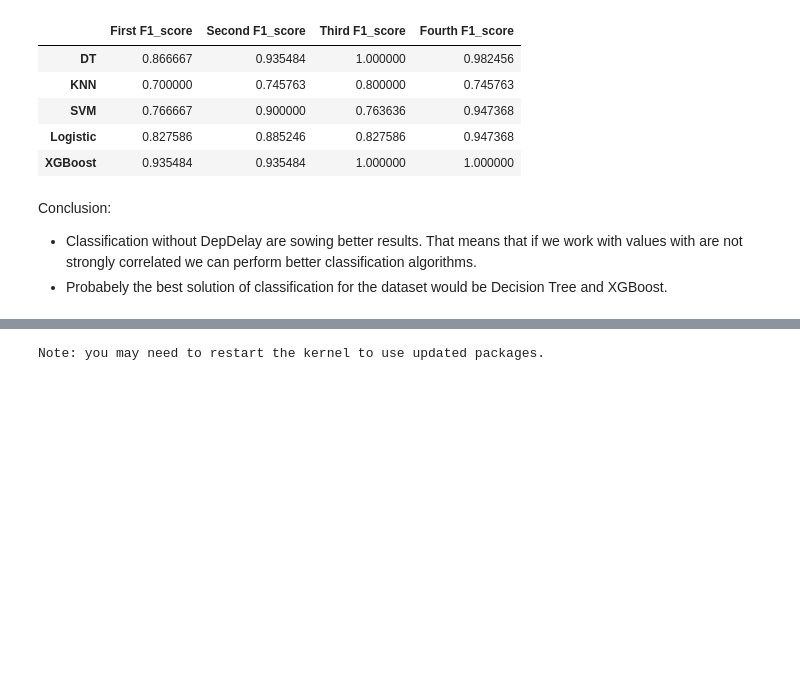
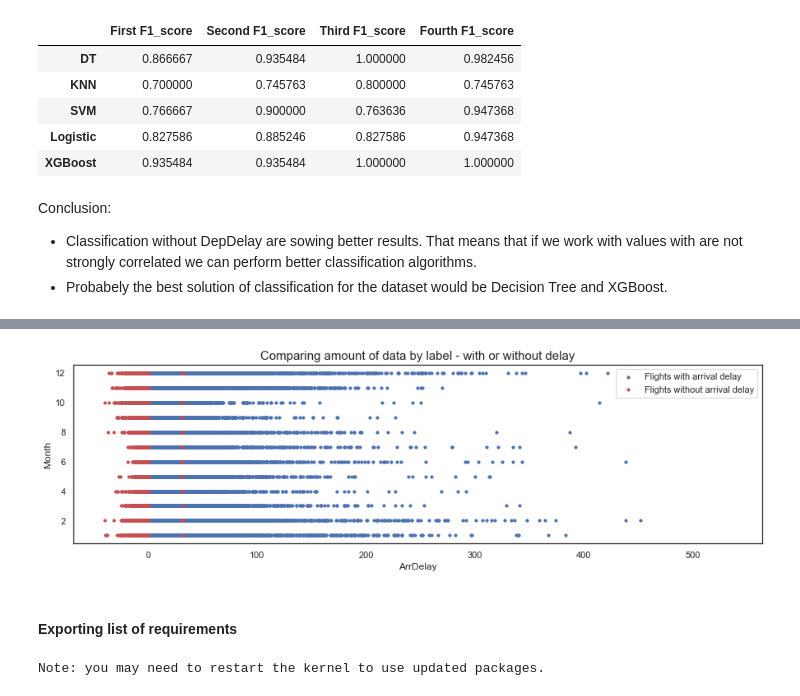
Before and after one commit to dominikapetru/supervisat_classificacio, a Jupyter notebook: Sprint13_T01.ipynb, the cells around one changed output, grey strips where cells are left out. Saved outputs shown, nothing was run; the diff lists cells and outputs as text; code cells hidden in the pictures; blank space fills up the shorter version.

```diff
--- a/Sprint13_T01.ipynb
+++ b/Sprint13_T01.ipynb
@@ -707,3 +774,20 @@ Conclusion:
+# %%
+#visualize the majority and minority group
+plt.figure(figsize =(15, 4))
+idx_1 = np.where(df_flights.Label == 1)
+idx_0 = np.where(df_flights.Label == 0)
+
+plt.scatter(df_flights.iloc[idx_1].ArrDelay, df_flights.iloc[idx_1].Month, s=10, c='b', marker="o")
+plt.scatter(df_flights.iloc[idx_0].ArrDelay, df_flights.iloc[idx_0].Month, s=10, c='r', marker="o")
+plt.title("Comparing amount of data by label - with or without delay",fontsize=15)
+plt.xlabel('ArrDelay')
+plt.ylabel('Month')
+plt.legend(['Flights with arrival delay','Flights without arrival delay' ])
+plt.show()
+# %% [output]
+[figure, added]
+# %% [markdown]
+#### Exporting list of requirements
 # %%
 #exporting requirements
 conda list -e > requirements.txt
```
Also changed, not shown: parts of 11 cells of this notebook.
